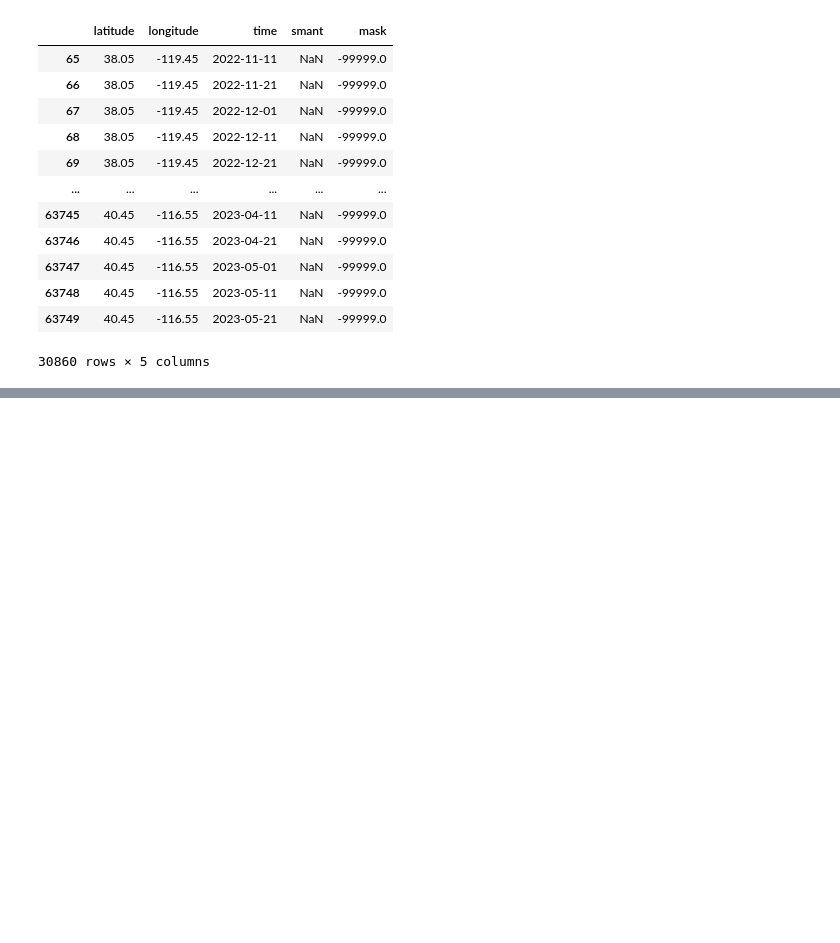
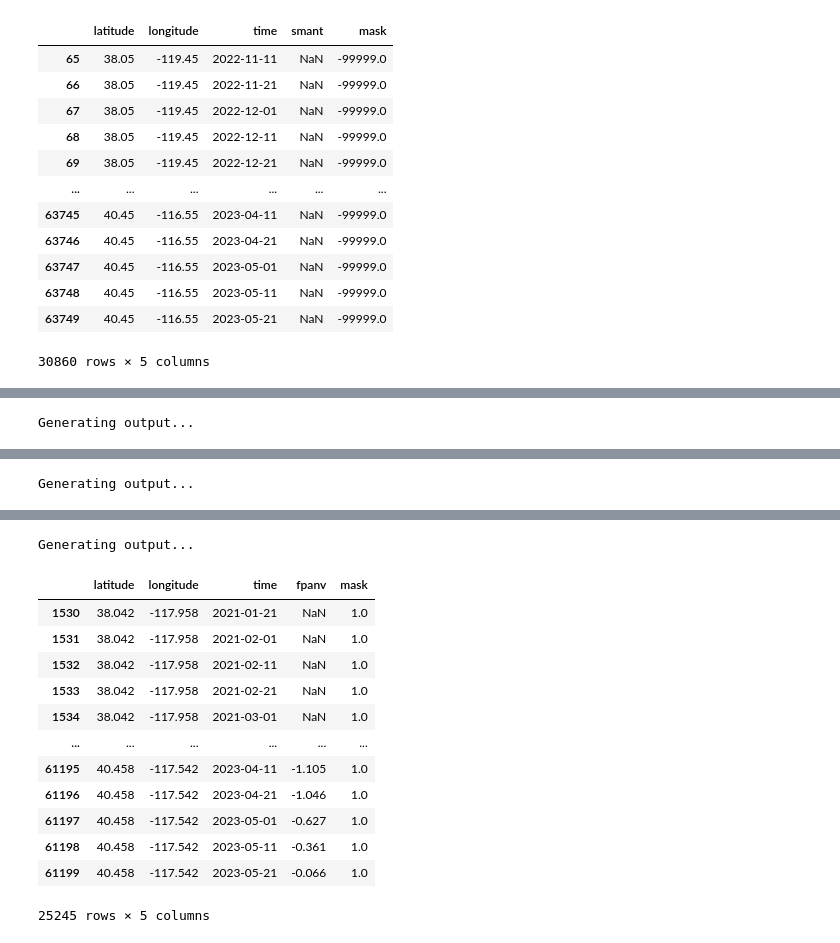
Before and after one commit to pixalytics-ltd/Climate-drought, a Jupyter notebook: test_cdi.ipynb, the cells around one changed output, grey strips where cells are left out. Drawn from its saved outputs; the diff is of its cells as text; code cells hidden in the pictures; blank space fills up the shorter version.

```diff
--- a/test_cdi.ipynb
+++ b/test_cdi.ipynb
@@ -31,4 +31,7 @@ sma_pn = dri.SMA_GDO(cf,aa_pn)
 spi_pt = dri.SPI_GDO(cf,aa_pt)
 spi_bb = dri.SPI_GDO(cf,aa_bb)
 spi_pn = dri.SPI_GDO(cf,aa_pn)
+fpr_pt = dri.FPAR_GDO(cf,aa_pt)
+fpr_bb = dri.FPAR_GDO(cf,aa_bb)
+fpr_pn = dri.FPAR_GDO(cf,aa_pn)
 # %% [output]
@@ -409,0 +196,5 @@ sma.download()
+# %%
+fpr_pt.process()
+fpr_bb.process()
+fpr_pn.process()
+# %% [output]
@@ -409,0 +202 @@ sma.download()
+Generating output...
@@ -409,0 +204 @@ sma.download()
+Generating output...
@@ -409,0 +206,14 @@ sma.download()
+Generating output...
+|  | latitude | longitude | time | fpanv | mask |
+| 1530 | 38.042 | -117.958 | 2021-01-21 | NaN | 1.0 |
+| 1531 | 38.042 | -117.958 | 2021-02-01 | NaN | 1.0 |
+| 1532 | 38.042 | -117.958 | 2021-02-11 | NaN | 1.0 |
+| 1533 | 38.042 | -117.958 | 2021-02-21 | NaN | 1.0 |
+| 1534 | 38.042 | -117.958 | 2021-03-01 | NaN | 1.0 |
+| ... | ... | ... | ... | ... | ... |
+| 61195 | 40.458 | -117.542 | 2023-04-11 | -1.105 | 1.0 |
+| 61196 | 40.458 | -117.542 | 2023-04-21 | -1.046 | 1.0 |
+| 61197 | 40.458 | -117.542 | 2023-05-01 | -0.627 | 1.0 |
+| 61198 | 40.458 | -117.542 | 2023-05-11 | -0.361 | 1.0 |
+| 61199 | 40.458 | -117.542 | 2023-05-21 | -0.066 | 1.0 |
+25245 rows × 5 columns
```
Also changed, not shown: parts of 57 cells of this notebook.
